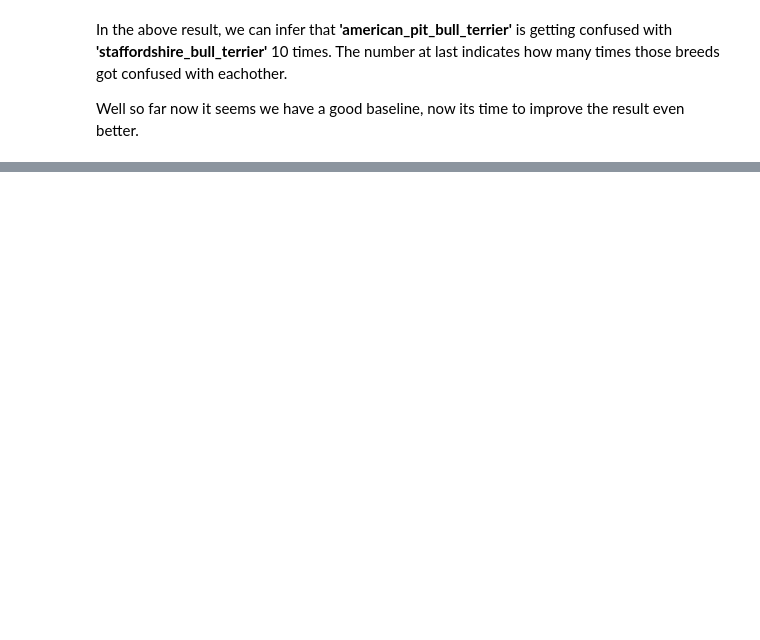
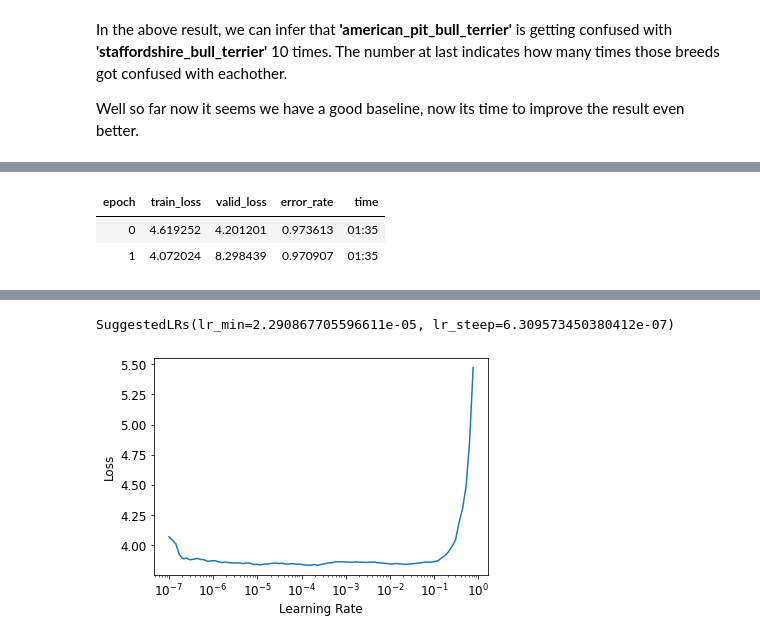
Before and after one commit to ashikshafi08/Learning-Fastai, a Jupyter notebook: Chapters Notebooks/Image_Classification.ipynb, the cells around one changed output, grey strips where cells are left out. Cells and saved outputs as stored; diff of their text form; code cells hidden in the pictures; blank space fills up the shorter version.

```diff
--- a/Chapters Notebooks/Image_Classification.ipynb
+++ b/Chapters Notebooks/Image_Classification.ipynb
@@ -671,0 +807,8 @@ The first thing to look up when training a model is the learning rate. As seen b
+# %%
+# Step 1- Train the randomly added layers
+
+learn.fit_one_cycle(2 , 5e-2)
+# %% [output]
+| epoch | train_loss | valid_loss | error_rate | time |
+| 0 | 4.619252 | 4.201201 | 0.973613 | 01:35 |
+| 1 | 4.072024 | 8.298439 | 0.970907 | 01:35 |
@@ -671,0 +818,4 @@ The first thing to look up when training a model is the learning rate. As seen b
+# %%
+# Step 3- Find the learning rate again, because of the addition of more layers to the network.
+learn.lr_find()
+# %% [output]
@@ -671,0 +823,2 @@ The first thing to look up when training a model is the learning rate. As seen b
+SuggestedLRs(lr_min=2.290867705596611e-05, lr_steep=6.309573450380412e-07)
+[figure, added]
```
Also changed, not shown: parts of 33 cells of this notebook.
